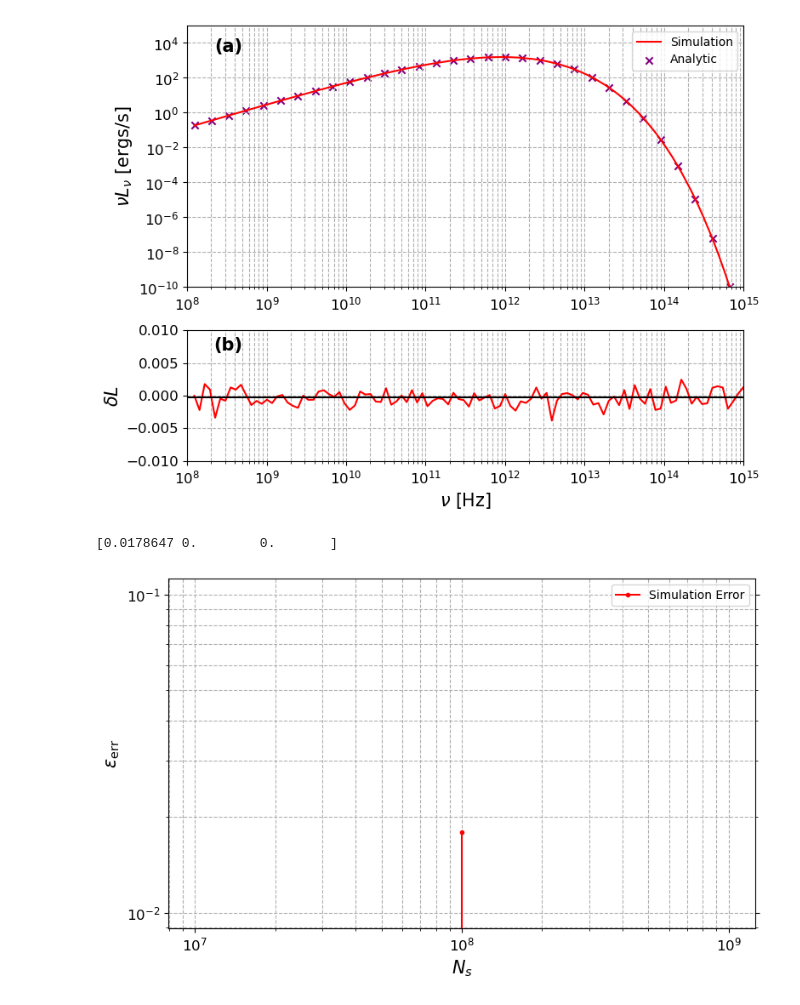
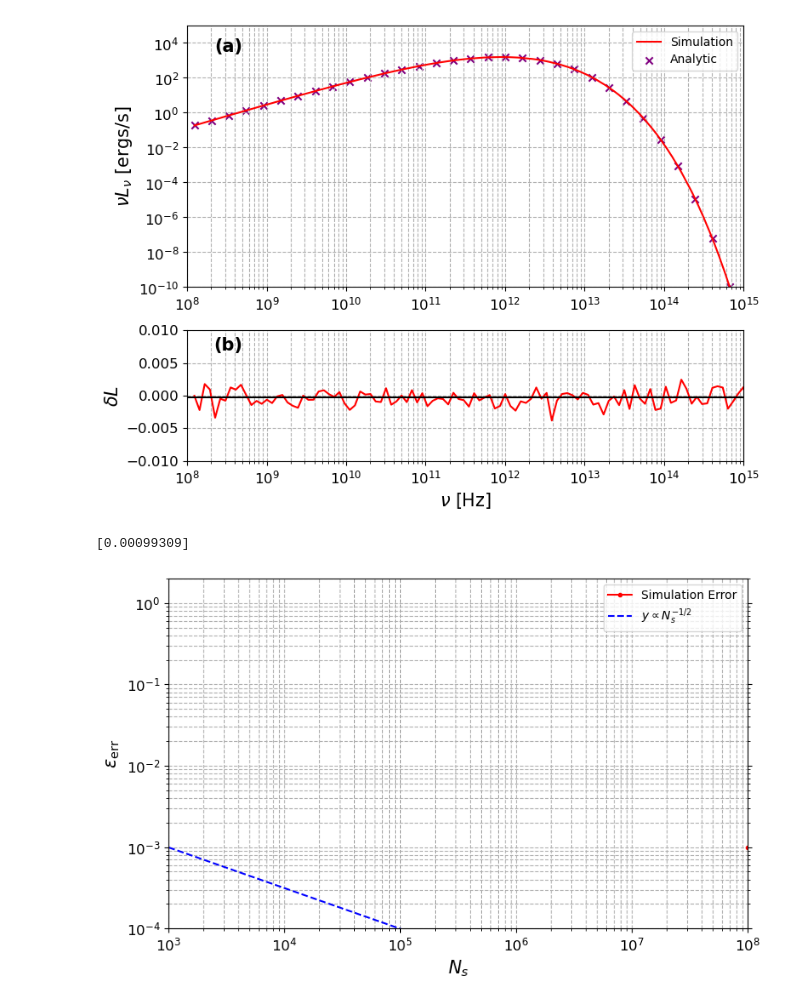
Before and after one commit to black-hole-group/gpumonty, a Jupyter notebook: python/sphere_example.ipynb, the cells around one changed output. Drawn from its saved outputs; the diff is of its cells as text; code cells hidden in the pictures.

Commit message:
updated sphere grid and notebook

```diff
--- a/python/sphere_example.ipynb
+++ b/python/sphere_example.ipynb
@@ -307,55 +307,52 @@ import matplotlib.pyplot as plt
 
 fig, ax3 = plt.subplots(figsize=(8, 5))
 
-# xdata = [1e3, 1e4, 1e5, 1e6, 1e7,1e8][-1:]
-xdata = [1e8,1e8,1e8]
-# epsilon = np.zeros(len(xdata))
+xdata = [1e3, 1e4, 1e5, 1e6, 1e7,1e8][-1:]
+epsilon = np.zeros(len(xdata))
 y_simdata_arr = np.zeros((7, 2500))
 
 # Index cutoff for the error calculation at nu = 1e15
 # nuindex = 1591
 nuindex = nu_1e15_ind
 
-files = ["../output/sphere_thin_1e8.spec","../output/sphere_thin_x1_16k.spec","../output/sphere_thin_x1_32k.spec"]
-epsilon = np.zeros(len(files))
-# for i, Ns in enumerate(xdata):
-for file in files:
-    Ns = 1e8
+
+for i, Ns in enumerate(xdata):
     exponent = int(np.log10(Ns))
 
     # filepath = f'../output/sphere_thin_1e{exponent}.spec'
-    filepath=file
+    filepath = f'../output/sphere_thin_x1_32k.spec'
+
     nu, nuLnu, tauabs, domega_array = grmonty(filepath)
 
     y_simdata_arr[i] = (nuLnu * domega_array[:, None] / (4 * np.pi)).sum(0)
 
     term = (np.abs(y_simdata_arr[i, :nuindex] - y_analyticdata[:nuindex]) * 0.01 / y_analyticdata[:nuindex])
     epsilon[i] = (1 / np.log(1e16 / 1e8)) * term.sum()
+
 print(epsilon)
-
 
 ax3.plot(xdata, epsilon, linestyle='-', marker='o', color='r', markersize=3, label='Simulation Error')
 
 x_ref = np.logspace(3, 8, 100)
-# ax3.plot(x_ref, epsilon[0] * np.sqrt(x_ref[0])/np.sqrt(x_ref), label=r'$y \propto N_s^{-1/2}$', linestyle='--', color='blue')
+ax3.plot(x_ref, epsilon[0] * np.sqrt(x_ref[0])/np.sqrt(x_ref), label=r'$y \propto N_s^{-1/2}$', linestyle='--', color='blue')
 
 ax3.set_xlabel(r'$N_s$', fontsize=15)
 ax3.set_ylabel(r'$\epsilon_{\rm err}$', fontsize=15)
 
 ax3.set_xscale('log')
 ax3.set_yscale('log')
 
-# ax3.set_xlim(1e3, 1e8)
-# ax3.set_ylim(1e-4, 2)
+ax3.set_xlim(1e3, 1e8)
+ax3.set_ylim(1e-4, 2)
 
 ax3.grid(True, which="both", ls="--")
 ax3.tick_params(axis='both', which='major', labelsize=12)
 ax3.yaxis.set_ticks_position('both')
 
 ax3.legend()
 
 plt.tight_layout()
 plt.show()
 # %% [output]
-[0.0178647 0.        0.       ]
+[0.00099309]
-[figure, old version]
+[figure, new version]
```
Also changed, not shown: 1 other file.
